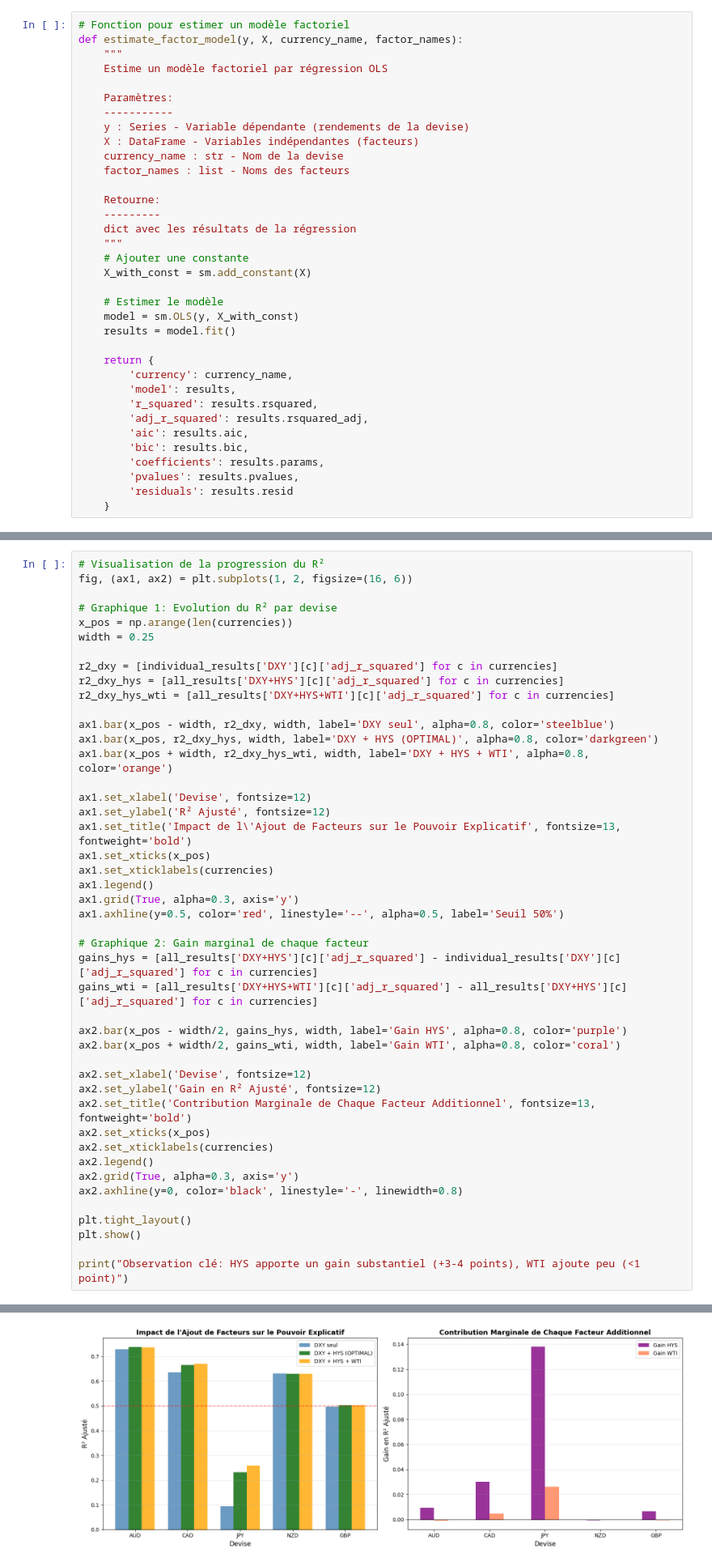
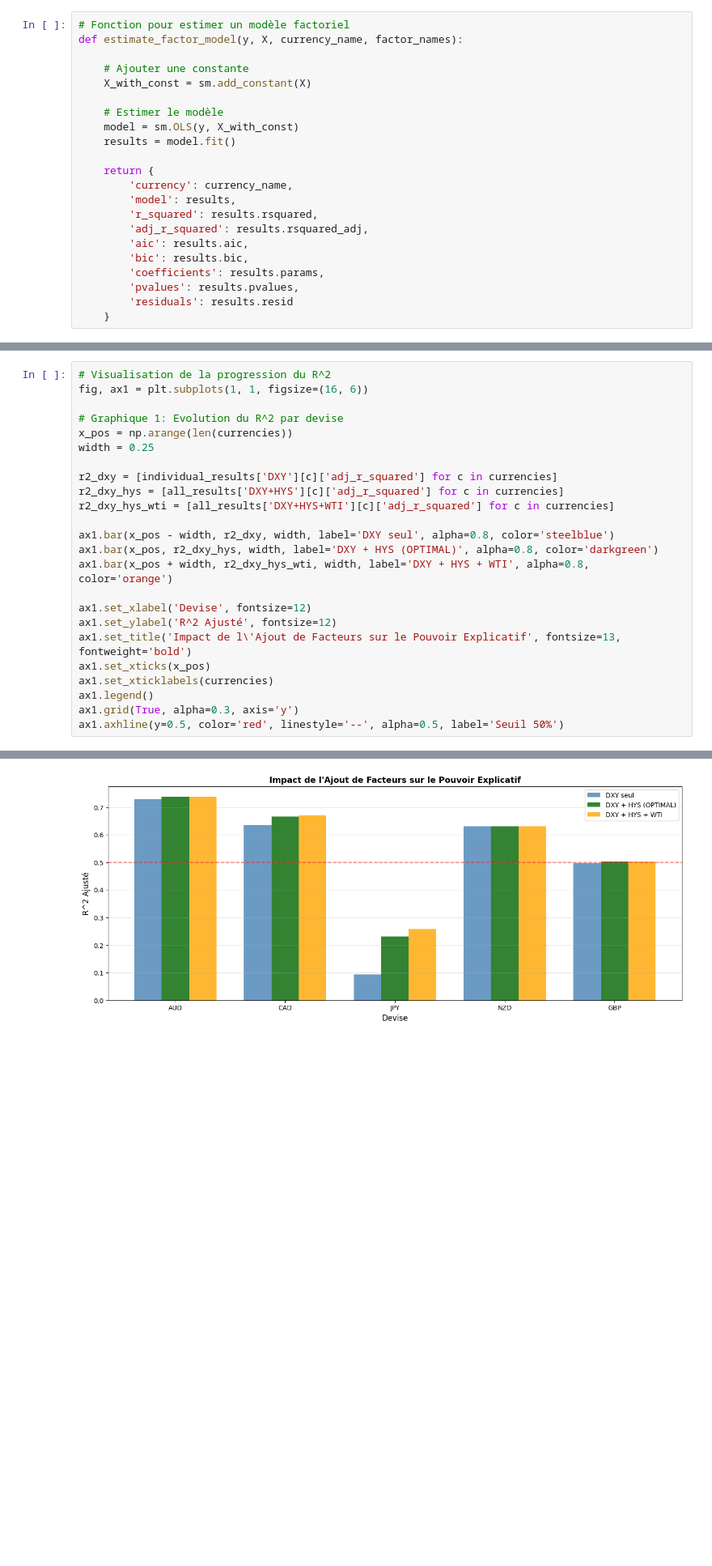
Before and after one commit to VincentD1209/Etude-de-cas-2, a Jupyter notebook: EC2.ipynb, the cells around one changed output, grey strips where cells are left out. Shown at 81% size. Drawn from its saved outputs; the diff is of its cells as text; blank space fills up the shorter version.

```diff
--- a/EC2.ipynb
+++ b/EC2.ipynb
@@ -1016,20 +609,7 @@ Avant de construire des modèles multifactoriels, testons chaque facteur individ
 # %%
 # Fonction pour estimer un modèle factoriel
 def estimate_factor_model(y, X, currency_name, factor_names):
-    """
-    Estime un modèle factoriel par régression OLS
 
-    Paramètres:
-    -----------
-    y : Series - Variable dépendante (rendements de la devise)
-    X : DataFrame - Variables indépendantes (facteurs)
-    currency_name : str - Nom de la devise
-    factor_names : list - Noms des facteurs
-
-    Retourne:
-    ---------
-    dict avec les résultats de la régression
-    """
     # Ajouter une constante
     X_with_const = sm.add_constant(X)
 
@@ -1719,10 +877,10 @@ print("   • Présence de valeurs extrêmes (crises financières)")
 
 Nous évaluons maintenant la qualité du modèle DXY + HYS et identifions les données additionnelles qui pourraient l'améliorer.
 # %%
-# Visualisation de la progression du R²
-fig, (ax1, ax2) = plt.subplots(1, 2, figsize=(16, 6))
+# Visualisation de la progression du R^2
+fig, ax1 = plt.subplots(1, 1, figsize=(16, 6))
 
-# Graphique 1: Evolution du R² par devise
+# Graphique 1: Evolution du R^2 par devise
 x_pos = np.arange(len(currencies))
 width = 0.25
 
@@ -1735,32 +893,11 @@ ax1.bar(x_pos, r2_dxy_hys, width, label='DXY + HYS (OPTIMAL)', alpha=0.8, color=
 ax1.bar(x_pos + width, r2_dxy_hys_wti, width, label='DXY + HYS + WTI', alpha=0.8, color='orange')
 
 ax1.set_xlabel('Devise', fontsize=12)
-ax1.set_ylabel('R² Ajusté', fontsize=12)
+ax1.set_ylabel('R^2 Ajusté', fontsize=12)
 ax1.set_title('Impact de l\'Ajout de Facteurs sur le Pouvoir Explicatif', fontsize=13, fontweight='bold')
 ax1.set_xticks(x_pos)
 ax1.set_xticklabels(currencies)
 ax1.legend()
 ax1.grid(True, alpha=0.3, axis='y')
 ax1.axhline(y=0.5, color='red', linestyle='--', alpha=0.5, label='Seuil 50%')
-
-# Graphique 2: Gain marginal de chaque facteur
-gains_hys = [all_results['DXY+HYS'][c]['adj_r_squared'] - individual_results['DXY'][c]['adj_r_squared'] for c in currencies]
-gains_wti = [all_results['DXY+HYS+WTI'][c]['adj_r_squared'] - all_results['DXY+HYS'][c]['adj_r_squared'] for c in currencies]
-
-ax2.bar(x_pos - width/2, gains_hys, width, label='Gain HYS', alpha=0.8, color='purple')
-ax2.bar(x_pos + width/2, gains_wti, width, label='Gain WTI', alpha=0.8, color='coral')
-
-ax2.set_xlabel('Devise', fontsize=12)
-ax2.set_ylabel('Gain en R² Ajusté', fontsize=12)
-ax2.set_title('Contribution Marginale de Chaque Facteur Additionnel', fontsize=13, fontweight='bold')
-ax2.set_xticks(x_pos)
-ax2.set_xticklabels(currencies)
-ax2.legend()
-ax2.grid(True, alpha=0.3, axis='y')
-ax2.axhline(y=0, color='black', linestyle='-', linewidth=0.8)
-
-plt.tight_layout()
-plt.show()
-
-print("Observation clé: HYS apporte un gain substantiel (+3-4 points), WTI ajoute peu (<1 point)")
 # %% [output]
@@ -1767 +905 @@ print("Observation clé: HYS apporte un gain substantiel (+3-4 points), WTI ajou
-[figure, old version]
+[figure, new version]
```
Also changed, not shown: parts of 37 cells of this notebook, 4 other files.
